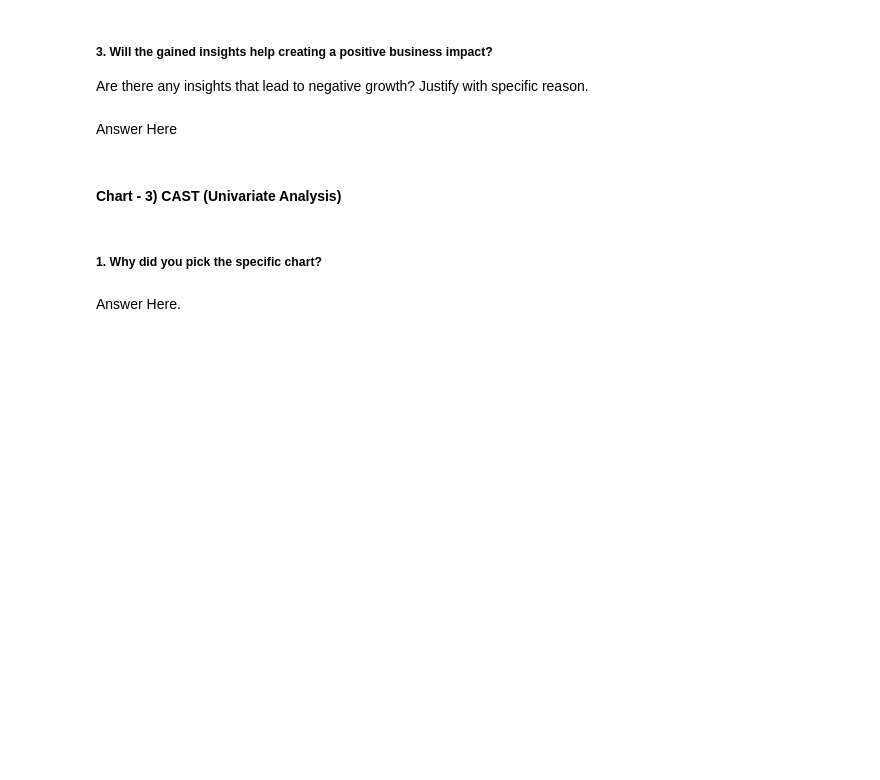
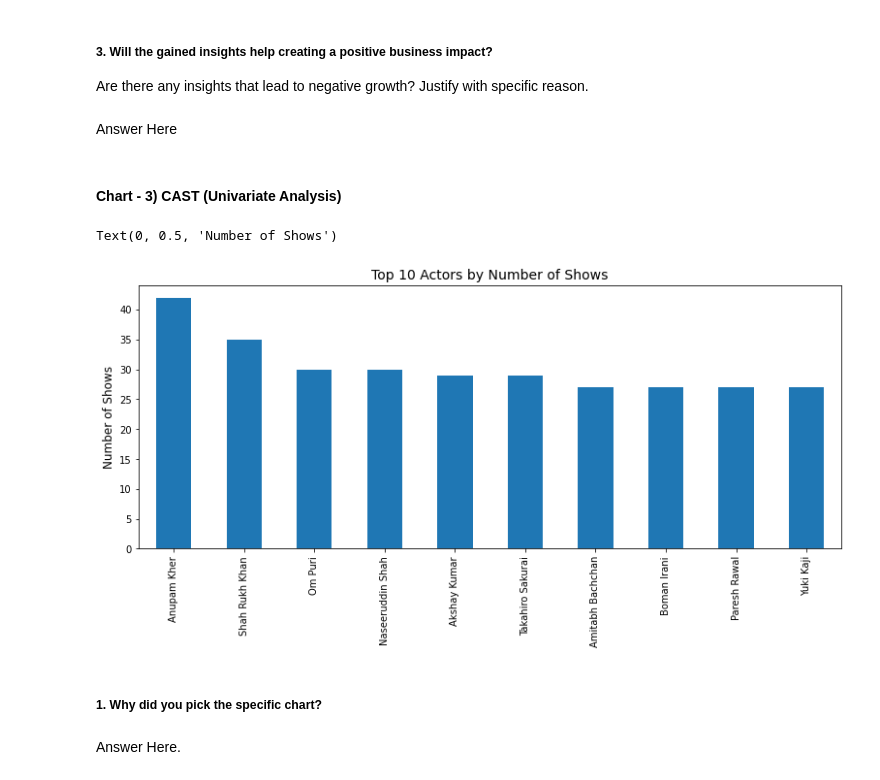
Before and after one commit to Shraddha6999/NETFLIX_MOVIES_AND_TV_SHOWS_CLUSTERING, a Jupyter notebook: NETFLIX_MOVIES_AND_TV_SHOWS_CLUSTERING.ipynb, the cells around one changed output. Cells and saved outputs as stored; diff of their text form; code cells hidden in the pictures; blank space fills up the shorter version.

```diff
--- a/NETFLIX_MOVIES_AND_TV_SHOWS_CLUSTERING.ipynb
+++ b/NETFLIX_MOVIES_AND_TV_SHOWS_CLUSTERING.ipynb
@@ -470,3 +469,15 @@ Answer Here
+# %%
+# Chart - 3 visualization code
+filtered_df = df[~(df['cast']=='Unknown')]                       # Filtering out unknown cast members
+split_cast = filtered_df['cast'].str.split(', ', expand=True)    # split remaining cast into separate values
+cast_values = split_cast.stack().reset_index(level=1, drop=True)
+top_10_actors = cast_values.value_counts().nlargest(10)          #the top 10 actors by number of shows
+top_10_actors.plot(kind='bar', figsize=(13,5))                   # Create a bar chart
+plt.title('Top 10 Actors by Number of Shows', fontsize=14)       # Set chart title
+plt.ylabel('Number of Shows', fontsize=12)                       #y-axis label
+# %% [output]
+Text(0, 0.5, 'Number of Shows')
+[figure, added]
 # %% [markdown]
 ##### 1. Why did you pick the specific chart?
 # %% [markdown]
```
Also changed, not shown: parts of 70 cells of this notebook.
